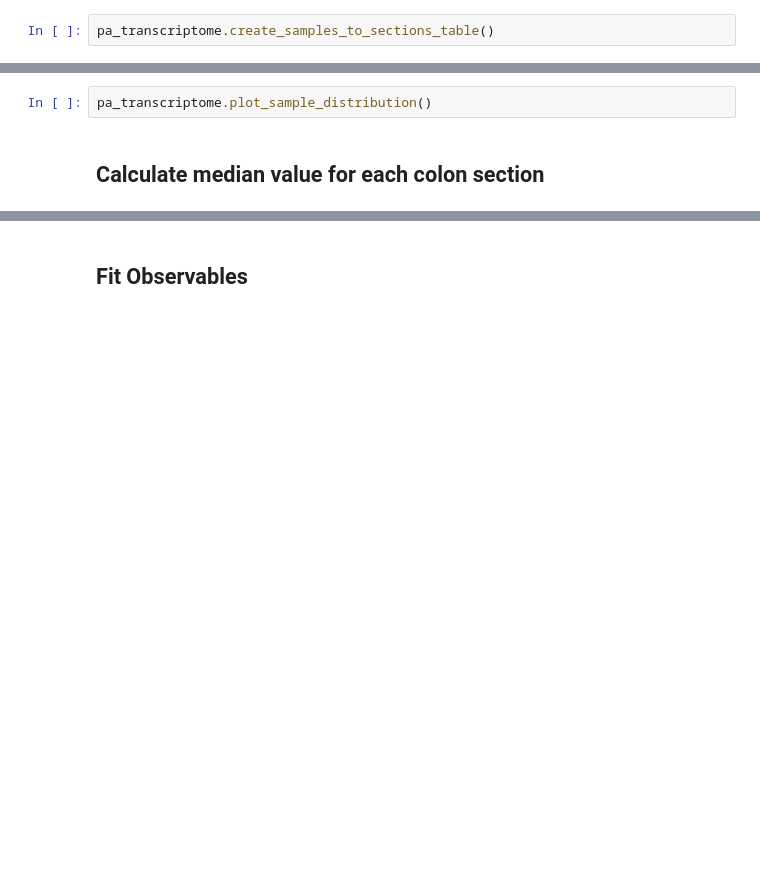
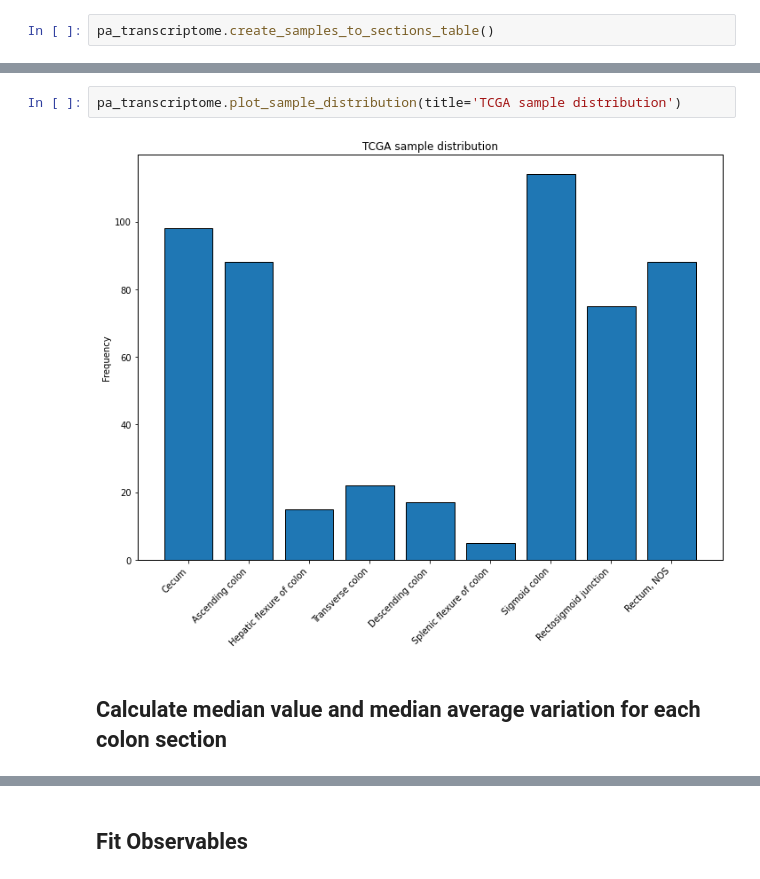
Before and after one commit to Dallavilla-Tiziano/profile_analysis, a Jupyter notebook: notebooks/paper_analysis/profile_analysis_colon.ipynb, the cells around one changed output, grey strips where cells are left out. Saved outputs shown, nothing was run; the diff lists cells and outputs as text; blank space fills up the shorter version.

```diff
--- a/notebooks/paper_analysis/profile_analysis_colon.ipynb
+++ b/notebooks/paper_analysis/profile_analysis_colon.ipynb
@@ -23,6 +39,8 @@ pa_transcriptome.create_samples_to_sections_table()
 # %%
-pa_transcriptome.plot_sample_distribution()
+pa_transcriptome.plot_sample_distribution(title='TCGA sample distribution')
+# %% [output]
+[figure, added]
 # %% [markdown]
-## Calculate median value for each colon section
+## Calculate median value and median average variation for each colon section
 # %%
 medians_tr, mad_tr = pa_transcriptome.median_by_section()
```
Also changed, not shown: parts of 188 cells of this notebook.
